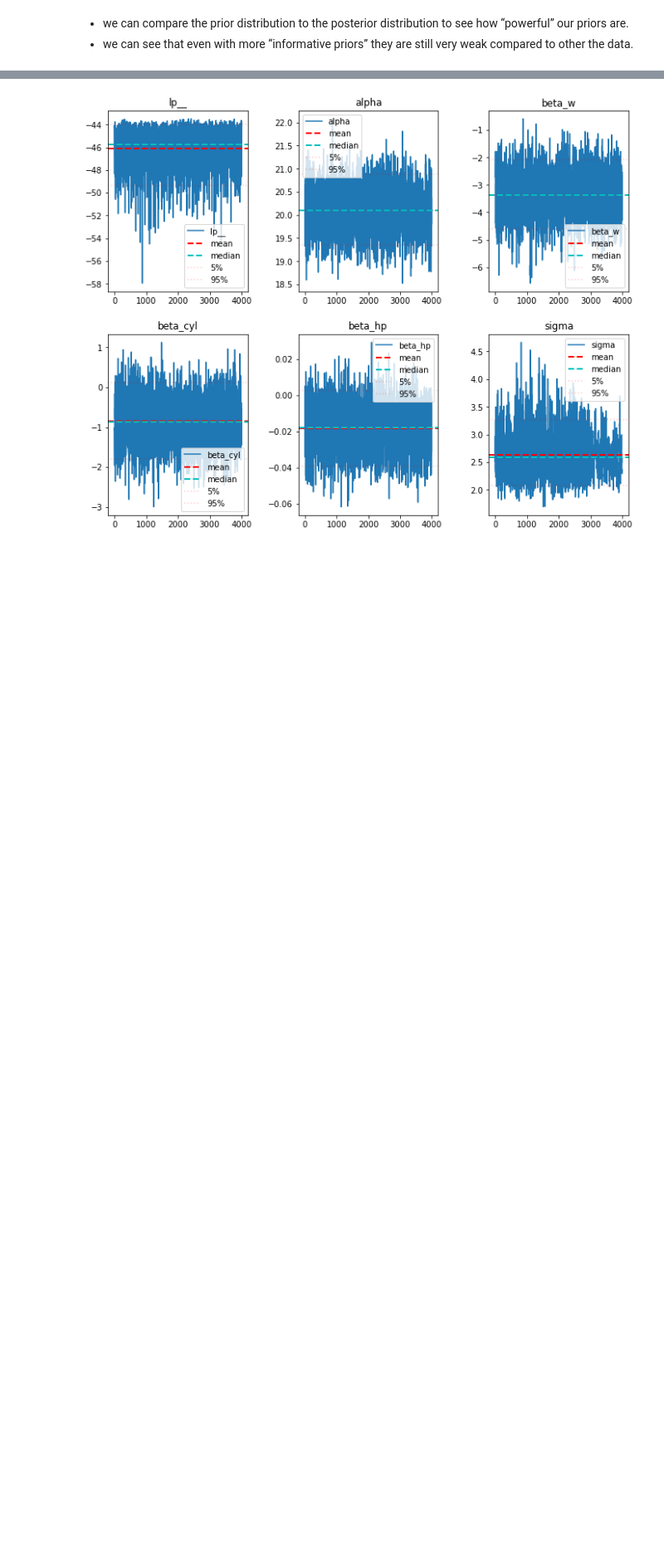
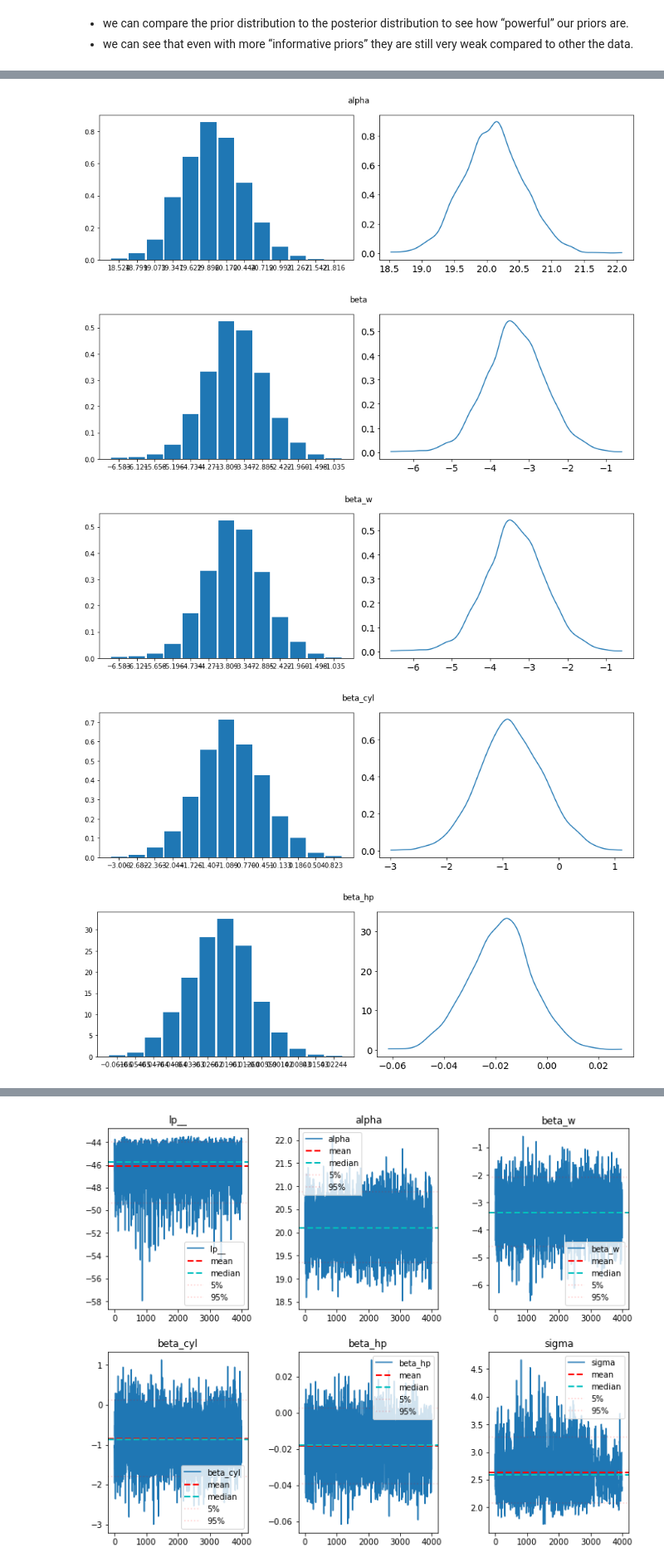
Before and after one commit to dominikwozniak/data-analytics, a Jupyter notebook: final/cars.ipynb, the cells around one changed output, grey strips where cells are left out. Shown at 83% size. Saved outputs shown, nothing was run; the diff lists cells and outputs as text; code cells hidden in the pictures; blank space fills up the shorter version.

```diff
--- a/final/cars.ipynb
+++ b/final/cars.ipynb
@@ -640,0 +670,13 @@ plt.show()
+# %%
+show_histogram(alpha_prior, 'alpha')
+show_histogram(beta_prior, 'beta')
+show_histogram(beta_w_prior, 'beta_w')
+show_histogram(beta_cyl_prior, 'beta_cyl')
+show_histogram(beta_hp_prior, 'beta_hp')
+show_histogram(sigma_prior, 'sigma')
+# %% [output]
+[figure, added]
+[figure, added]
+[figure, added]
+[figure, added]
+[figure, added]
```
Also changed, not shown: parts of 19 cells of this notebook.
